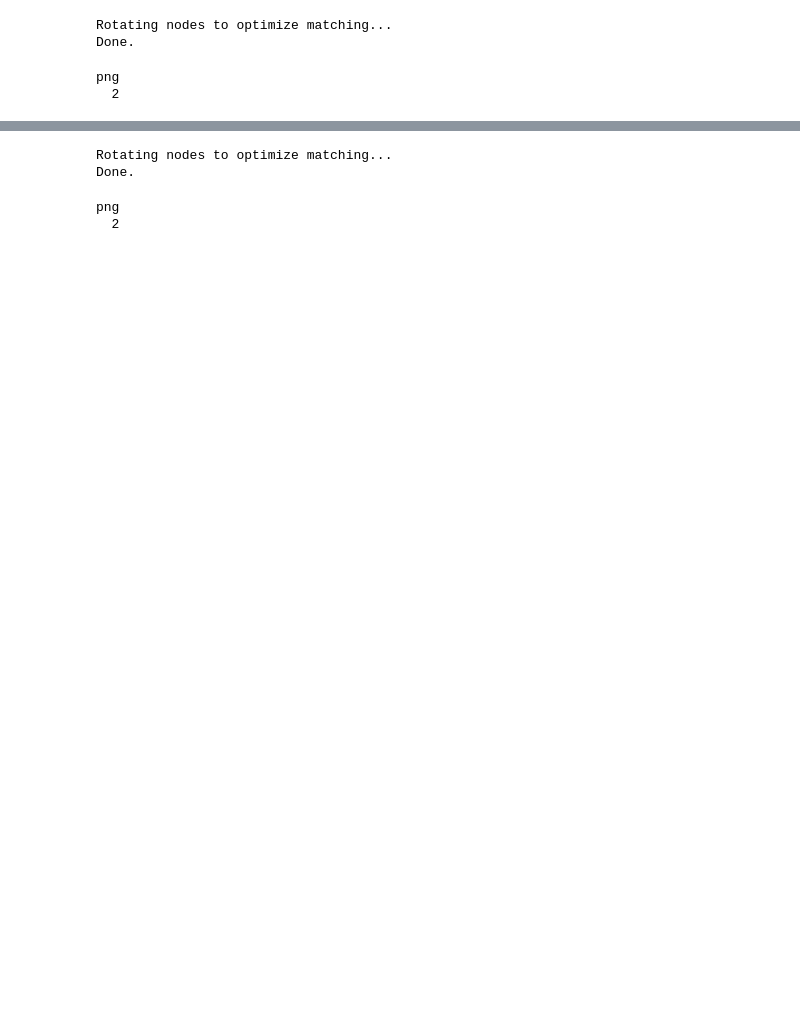
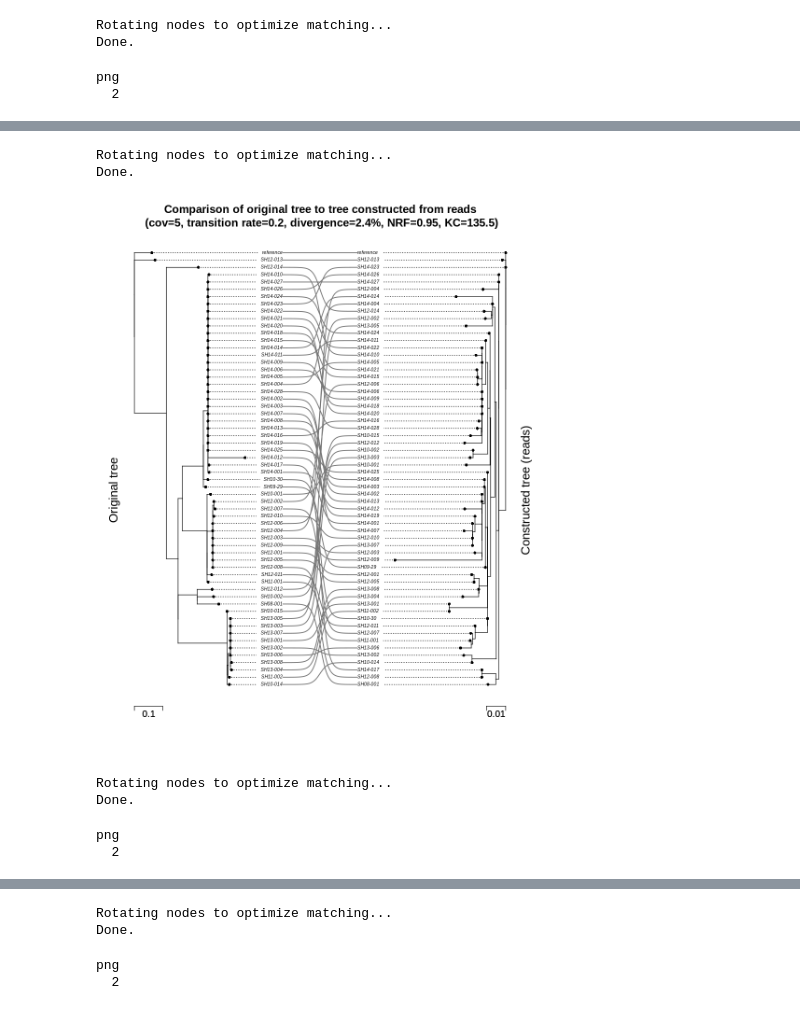
Before and after one commit to apetkau/genomics-data-index-evaluation-manuscript, a Jupyter notebook: evaluations/simulation/6-compare-trees.ipynb, the cells around one changed output, grey strips where cells are left out. Saved outputs shown, nothing was run; the diff lists cells and outputs as text; code cells hidden in the pictures; blank space fills up the shorter version.

```diff
--- a/evaluations/simulation/6-compare-trees.ipynb
+++ b/evaluations/simulation/6-compare-trees.ipynb
@@ -226,0 +227,18 @@ png
+# %%
+plot_tree(simulation="cov-5", label=sprintf("cov=5, transition rate=0.2, divergence=2.4%%"),
+          data_type="reads", trees_array=t_reads,
+          file=NULL)
+# %% [output]
+Rotating nodes to optimize matching...
+Done.
+[figure, added]
+# %%
+plot_tree(simulation="cov-5", label=sprintf("cov=5, transition rate=0.2, divergence=2.4%%"),
+          data_type="reads", trees_array=t_reads,
+          file="figures/original-reads-tree-cov-5-alpha-0.2.pdf")
+dev.off()
+# %% [output]
+Rotating nodes to optimize matching...
+Done.
+png
+  2
```
Also changed, not shown: parts of 34 cells of this notebook.
